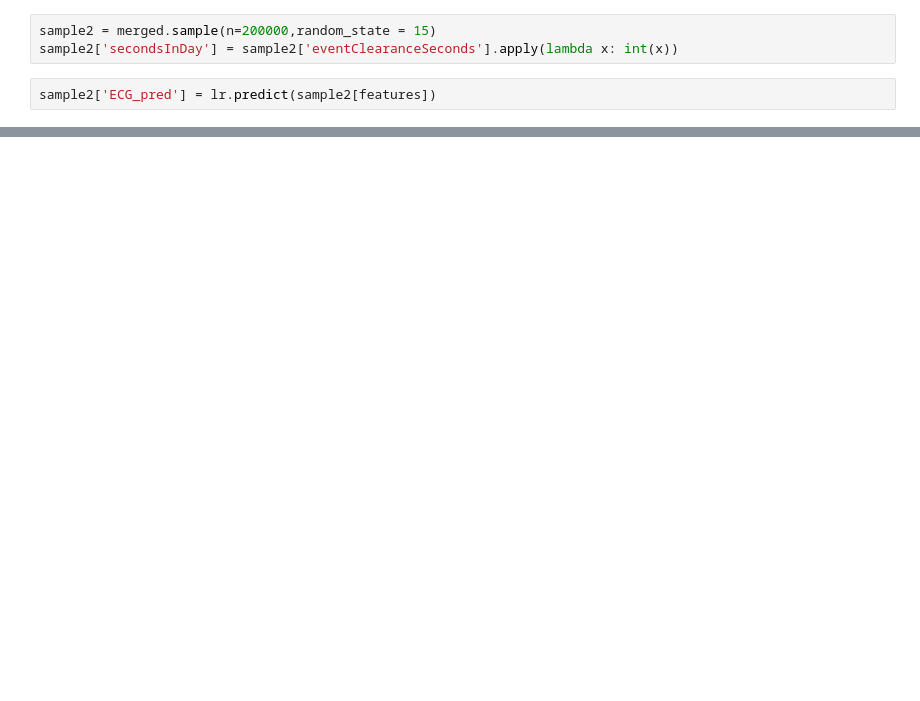
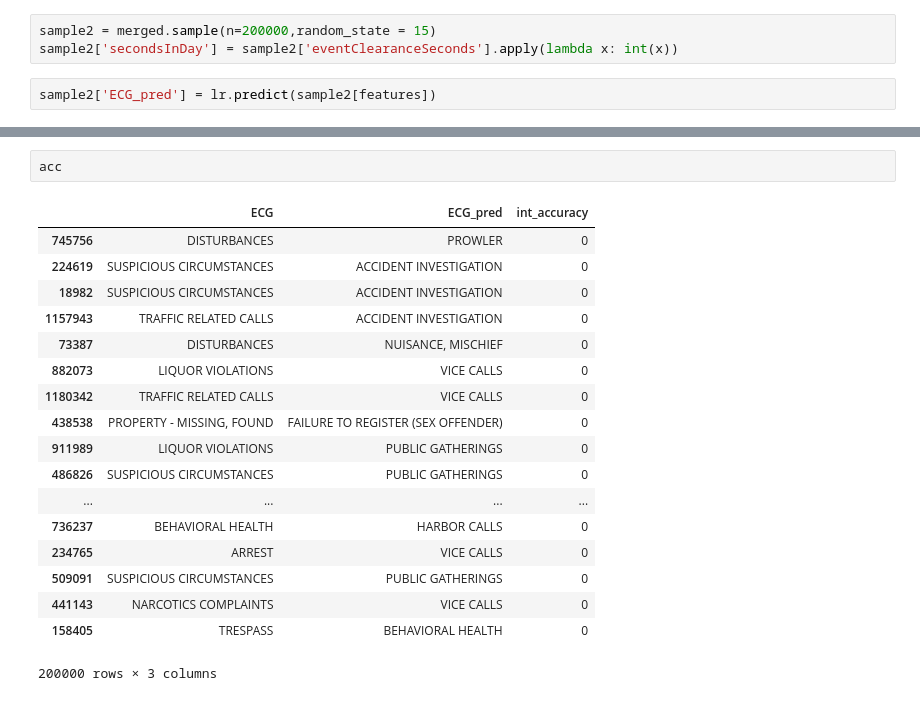
Before and after one commit to tintho/911Weather, a Jupyter notebook: Logistic Regression.ipynb, the cells around one changed output, grey strips where cells are left out. Drawn from its saved outputs; the diff is of its cells as text; blank space fills up the shorter version.

```diff
--- a/Logistic Regression.ipynb
+++ b/Logistic Regression.ipynb
@@ -928,0 +925,21 @@ sample2.groupby('ECG').count()
+# %%
+acc
+# %% [output]
+|  | ECG | ECG_pred | int_accuracy |
+| 745756 | DISTURBANCES | PROWLER | 0 |
+| 224619 | SUSPICIOUS CIRCUMSTANCES | ACCIDENT INVESTIGATION | 0 |
+| 18982 | SUSPICIOUS CIRCUMSTANCES | ACCIDENT INVESTIGATION | 0 |
+| 1157943 | TRAFFIC RELATED CALLS | ACCIDENT INVESTIGATION | 0 |
+| 73387 | DISTURBANCES | NUISANCE, MISCHIEF | 0 |
+| 882073 | LIQUOR VIOLATIONS | VICE CALLS | 0 |
+| 1180342 | TRAFFIC RELATED CALLS | VICE CALLS | 0 |
+| 438538 | PROPERTY - MISSING, FOUND | FAILURE TO REGISTER (SEX OFFENDER) | 0 |
+| 911989 | LIQUOR VIOLATIONS | PUBLIC GATHERINGS | 0 |
+| 486826 | SUSPICIOUS CIRCUMSTANCES | PUBLIC GATHERINGS | 0 |
+| ... | ... | ... | ... |
+| 736237 | BEHAVIORAL HEALTH | HARBOR CALLS | 0 |
+| 234765 | ARREST | VICE CALLS | 0 |
+| 509091 | SUSPICIOUS CIRCUMSTANCES | PUBLIC GATHERINGS | 0 |
+| 441143 | NARCOTICS COMPLAINTS | VICE CALLS | 0 |
+| 158405 | TRESPASS | BEHAVIORAL HEALTH | 0 |
+200000 rows × 3 columns
```
Also changed, not shown: parts of 19 cells of this notebook, 1 other file.
